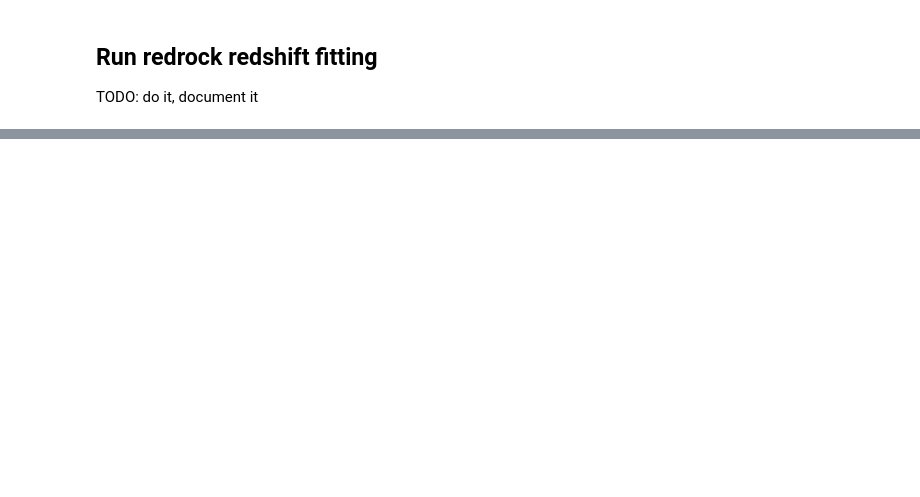
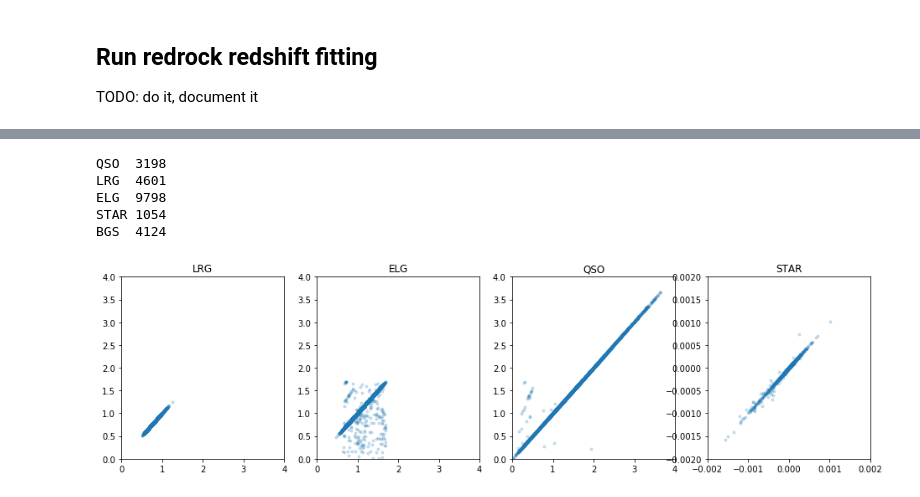
Before and after one commit to desihub/two_percent_DESI, a Jupyter notebook: mini/minitest.ipynb, the cells around one changed output, grey strips where cells are left out. Drawn from its saved outputs; the diff is of its cells as text; code cells hidden in the pictures; blank space fills up the shorter version.

```diff
--- a/mini/minitest.ipynb
+++ b/mini/minitest.ipynb
@@ -497,0 +586,11 @@ TODO: do it, document it
+# %%
+## Redshift QA
+truth = Table.read(targetdir+'/truth.fits')
+zcat = Table.read(reduxdir+'/zcatalog.fits')
+
+truth['TRUESPECTYPE'] = np.char.strip(truth['TRUESPECTYPE'])
+truth['TEMPLATETYPE'] = np.char.strip(truth['TEMPLATETYPE'])
+zcat['SPECTYPE'] = np.char.strip(zcat['SPECTYPE'])
+# %%
+import astropy.table
+ztruth = astropy.table.join(zcat, truth, keys='TARGETID')
@@ -497,0 +599,30 @@ TODO: do it, document it
+# %%
+isELG = (ztruth['TEMPLATETYPE'] == 'ELG')
+isQSO = (ztruth['TEMPLATETYPE'] == 'QSO')
+isLRG = (ztruth['TEMPLATETYPE'] == 'LRG')
+isSTAR = (ztruth['TEMPLATETYPE'] == 'STAR')
+isBGS = (ztruth['TEMPLATETYPE'] == 'BGS')
+print('QSO ', np.count_nonzero(isQSO))
+print('LRG ', np.count_nonzero(isLRG))
+print('ELG ', np.count_nonzero(isELG))
+print('STAR', np.count_nonzero(isSTAR))
+print('BGS ', np.count_nonzero(isBGS))
+# %% [output]
+QSO  3198
+LRG  4601
+ELG  9798
+STAR 1054
+BGS  4124
+# %%
+def plotz(ztruth, label, zmin=0.0, zmax=1.5):
+    plot(ztruth['TRUEZ'], ztruth['Z'], '.', label=label, alpha=0.2)
+    title(label)
+    xlim(zmin, zmax); ylim(zmin, zmax)
+
+figure(figsize=(16,4))
+subplot(141); plotz(ztruth[isLRG], 'LRG', zmax=4)
+subplot(142); plotz(ztruth[isELG], 'ELG', zmax=4)
+subplot(143); plotz(ztruth[isQSO], 'QSO', zmax=4)
+subplot(144); plotz(ztruth[isSTAR], 'STAR', zmin=-0.002, zmax=0.002)
+# %% [output]
+[figure, added]
```
Also changed, not shown: parts of 22 cells of this notebook.
